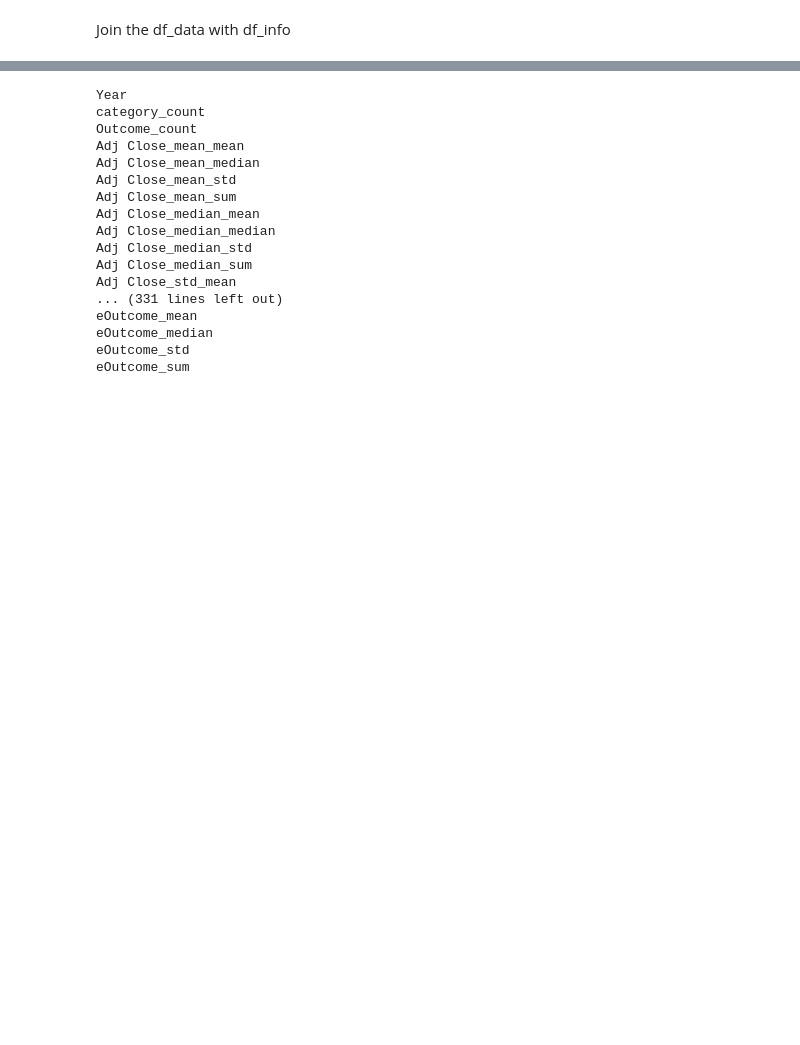
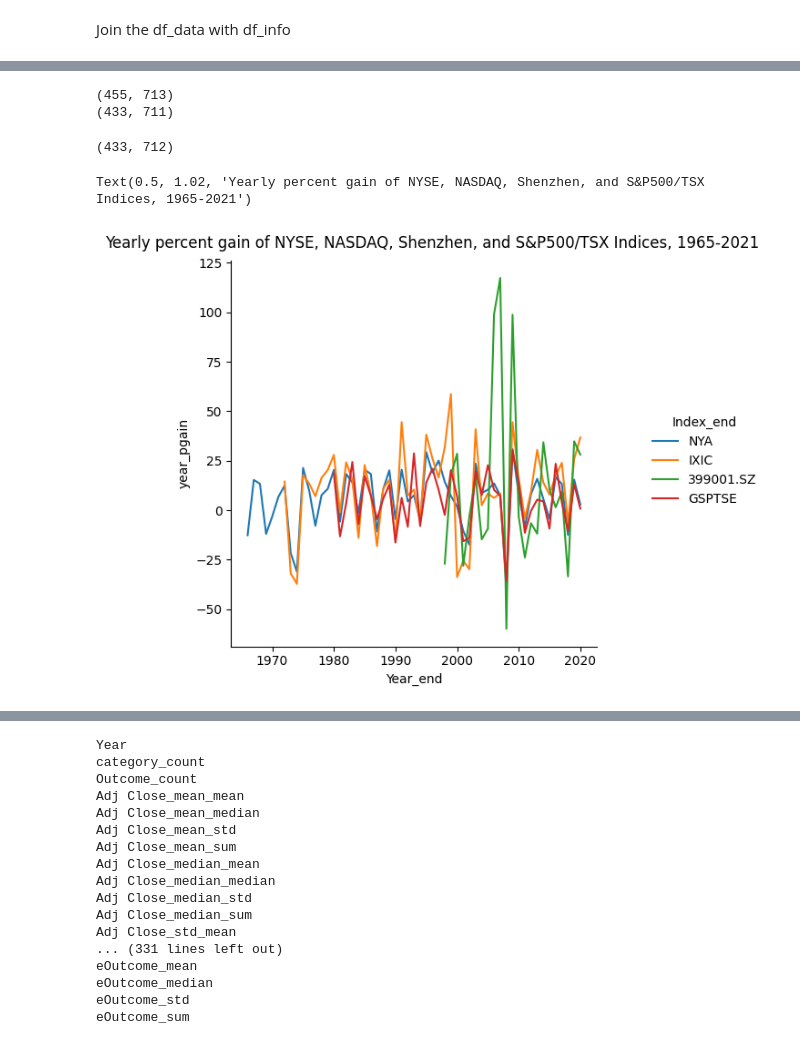
Before and after one commit to Omnomon/DSE200_finalProject, a Jupyter notebook: FinalProject/Final Project_Fall2025.ipynb, the cells around one changed output, grey strips where cells are left out. Cells and saved outputs as stored; diff of their text form; code cells hidden in the pictures; blank space fills up the shorter version.

```diff
--- a/FinalProject/Final Project_Fall2025.ipynb
+++ b/FinalProject/Final Project_Fall2025.ipynb
@@ -139,3 +132,0 @@ Index(['Index', 'Date', 'Open', 'High', 'Low', 'Close', 'Adj Close', 'Volume',
-# %%
-df_data['Daily_Return'] = df_data.groupby('Index')['Close'].pct_change()
-df_data['p_gain'] = (df_data['Open'] - df_data['Close']) / df_data['Close'] * 100
@@ -152,11 +135,10 @@ Index(['Index', 'Date', 'Open', 'High', 'Low', 'Close', 'Adj Close', 'Volume',
 
 # Prediction value = Profit
 # df_data['p_gain'] = (df_data['Open'] - df_data['Close']) / df_data['Close'] * 100
-df_data['Daily_Return'] = df_data.groupby('Index')['Close'].pct_change()
-df_data['day_change'] = df_data.groupby('Index')['Close'].diff()
+df_data['Daily_Return'] = df_data.groupby('Index')['Adj Close'].pct_change()
+df_data['day_change'] = df_data.groupby('Index')['Adj Close'].diff()
 df_data['up'] = df_data.day_change.apply(lambda x: x if x >0 else 0)
 df_data['down'] = np.abs(df_data.day_change.apply(lambda x: x if x <0 else 0))
-
 df_data['median'] = (df_data['High'] - df_data['Low']) /2
 
 # Volatility_5D = std of last 5 daily returns
@@ -165,14 +147,13 @@ df_data['Volatility_5D'] = (df_data['Daily_Return'].rolling(window=5).std().rese
 # Volatility_10D
 df_data['Volatility_10D'] = (df_data['Daily_Return'].rolling(window=10).std().reset_index(level=0, drop=True))
 
-# Combined the Rolling_Avg_Close_50D with Trend Distance (how far above / below trend is the market
-df_data['SMA_50'] = (df_data['Close'].rolling(window=50).mean().reset_index(level=0, drop=True))
-# df_data['Trend_Dist_50D'] = df_data['Close'] / df_data['SMA_50'] - 1
+# Combined the Rolling_Avg_Adj Close_50D with Trend Distance (how far above / below trend is the market
+df_data['SMA_50'] = (df_data['Adj Close'].rolling(window=50).mean().reset_index(level=0, drop=True))
+df_data['Dist_from_SMA50'] = df_data['Adj Close'] / df_data['SMA_50'] - 1
 
-# Combined the Rolling_Avg_Close_200D with Trend Distance (how far above / below trend is the market
-df_data['SMA_200'] = (df_data['Close'].rolling(window=200).mean().reset_index(level=0, drop=True))
-# df_data['Trend_Dist_200D'] = df_data['Close'] / df_data['SMA_200'] - 1
-
+# Combined the Rolling_Avg_Adj Close_200D with Trend Distance (how far above / below trend is the market
+df_data['SMA_200'] = (df_data['Adj Close'].rolling(window=200).mean().reset_index(level=0, drop=True))
+df_data['Dist_from_SMA200'] = df_data['Adj Close'] / df_data['SMA_200'] - 1
 
 # Volume_Change (pct change) in market activity
 df_data['Volume_Change'] = (df_data['Volume'].pct_change())
@@ -280,0 +268,15 @@ stocks_and_events_df.select_dtypes(include='number')
+# %%
+#calculate profit for each month with buy at lowest in first week, sell highest at end of month, then concat
+jan = gains(df_data, month = 1)
+feb = gains(df_data, month = 2)
+mar = gains(df_data, month = 3)
+apr = gains(df_data, month = 4)
+may = gains(df_data, month = 5)
+jun = gains(df_data, month = 6)
+jul = gains(df_data, month = 7)
+aug = gains(df_data, month = 8)
+sept = gains(df_data, month = 9)
+octt = gains(df_data, month = 10)
+nov = gains(df_data, month = 11)
+dec = gains(df_data, month = 12)
+year = gains(df_data, year=True)
@@ -280,0 +298,24 @@ stocks_and_events_df.select_dtypes(include='number')
+# %%
+buysell_12month = pd.concat([jan,feb,mar,apr,jun,jul,aug,sept,octt,nov,dec])
+buysell_12month = buysell_12month.select_dtypes(include=['object', 'number'])
+buysell_12month = aggregator(buysell_12month[[col for col in buysell_12month if 'Index' not in col]], aggs = ['mean','sum'], groupby=['year_index'])
+buysell_12month['Index'] = buysell_12month.year_index.apply(lambda x:re.sub(r'(.*)_','',x))
+# %% [output]
+(455, 713)
+(433, 711)
+# %%
+year_sum_gains.shape
+# %% [output]
+(433, 712)
+# %%
+#Average percent gain every year
+
+g = sns.relplot(year.loc[year.Index_end.str.contains('NYA|IXIC|SZ|GSP')], x='Year_end', y='year_pgain',
+                hue='Index_end',
+                hue_order = ['NYA', 'IXIC', '399001.SZ', 'GSPTSE'],
+                kind='line')
+plt.suptitle('Yearly percent gain of NYSE, NASDAQ, Shenzhen, and S&P500/TSX Indices, 1965-2021', y=1.02)
+# plt.title('Percent Gains per Index, 1965 - 2021\n buy/sell 1st week 4th week')
+# %% [output]
+Text(0.5, 1.02, 'Yearly percent gain of NYSE, NASDAQ, Shenzhen, and S&P500/TSX Indices, 1965-2021')
+[figure, added]
```
Also changed, not shown: parts of 22 cells of this notebook.
